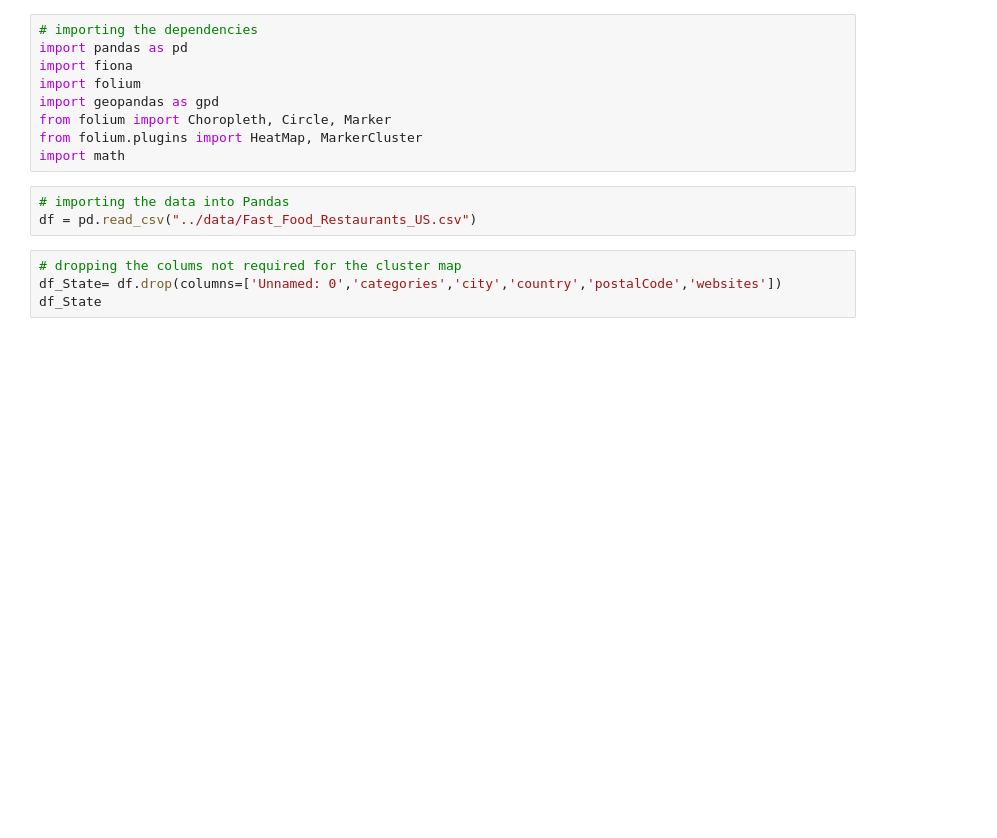
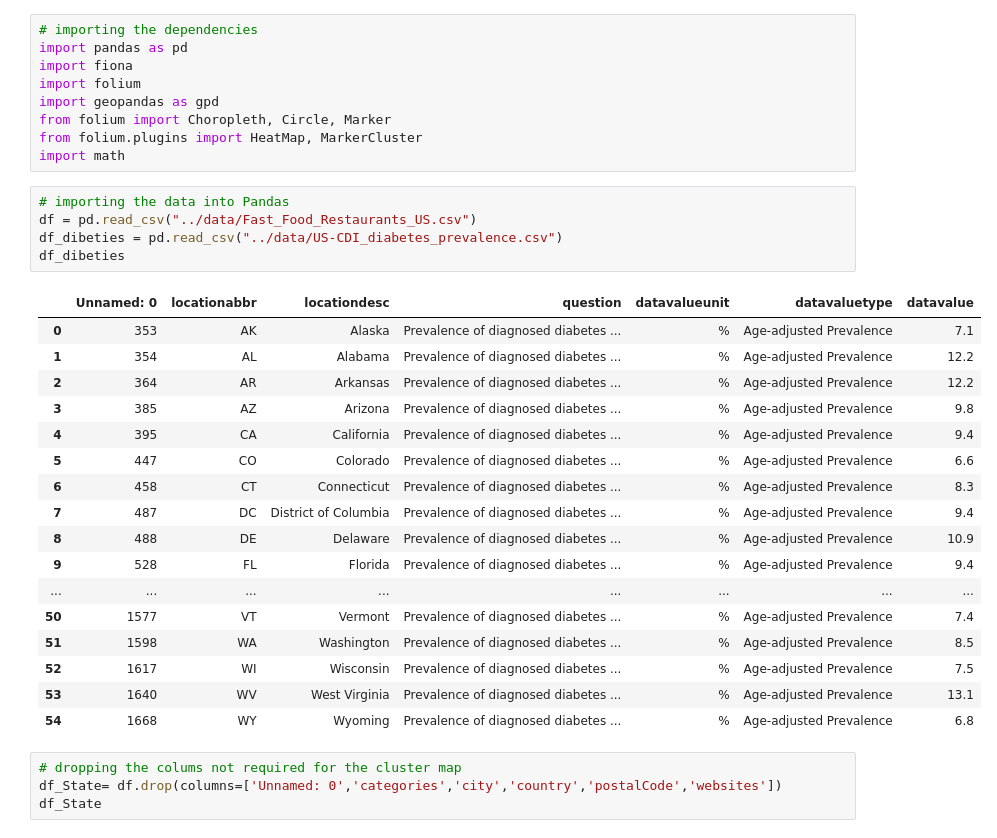
Before and after one commit to MarDuo2022/Diabetes_visualisations, a Jupyter notebook: code/Fast_foodsUS_map-code.ipynb, the cells around one changed output. Drawn from its saved outputs; the diff is of its cells as text; blank space fills up the shorter version.

```diff
--- a/code/Fast_foodsUS_map-code.ipynb
+++ b/code/Fast_foodsUS_map-code.ipynb
@@ -10,6 +10,26 @@ import math
 # %%
 # importing the data into Pandas
 df = pd.read_csv("../data/Fast_Food_Restaurants_US.csv")
+df_dibeties = pd.read_csv("../data/US-CDI_diabetes_prevalence.csv")
+df_dibeties
+# %% [output]
+|  | Unnamed: 0 | locationabbr | locationdesc | question | datavalueunit | datavaluetype | datavalue |
+| 0 | 353 | AK | Alaska | Prevalence of diagnosed diabetes ... | % | Age-adjusted Prevalence | 7.1 |
+| 1 | 354 | AL | Alabama | Prevalence of diagnosed diabetes ... | % | Age-adjusted Prevalence | 12.2 |
+| 2 | 364 | AR | Arkansas | Prevalence of diagnosed diabetes ... | % | Age-adjusted Prevalence | 12.2 |
+| 3 | 385 | AZ | Arizona | Prevalence of diagnosed diabetes ... | % | Age-adjusted Prevalence | 9.8 |
+| 4 | 395 | CA | California | Prevalence of diagnosed diabetes ... | % | Age-adjusted Prevalence | 9.4 |
+| 5 | 447 | CO | Colorado | Prevalence of diagnosed diabetes ... | % | Age-adjusted Prevalence | 6.6 |
+| 6 | 458 | CT | Connecticut | Prevalence of diagnosed diabetes ... | % | Age-adjusted Prevalence | 8.3 |
+| 7 | 487 | DC | District of Columbia | Prevalence of diagnosed diabetes ... | % | Age-adjusted Prevalence | 9.4 |
+| 8 | 488 | DE | Delaware | Prevalence of diagnosed diabetes ... | % | Age-adjusted Prevalence | 10.9 |
+| 9 | 528 | FL | Florida | Prevalence of diagnosed diabetes ... | % | Age-adjusted Prevalence | 9.4 |
+| ... | ... | ... | ... | ... | ... | ... | ... |
+| 50 | 1577 | VT | Vermont | Prevalence of diagnosed diabetes ... | % | Age-adjusted Prevalence | 7.4 |
+| 51 | 1598 | WA | Washington | Prevalence of diagnosed diabetes ... | % | Age-adjusted Prevalence | 8.5 |
+| 52 | 1617 | WI | Wisconsin | Prevalence of diagnosed diabetes ... | % | Age-adjusted Prevalence | 7.5 |
+| 53 | 1640 | WV | West Virginia | Prevalence of diagnosed diabetes ... | % | Age-adjusted Prevalence | 13.1 |
+| 54 | 1668 | WY | Wyoming | Prevalence of diagnosed diabetes ... | % | Age-adjusted Prevalence | 6.8 |
 # %%
 # dropping the colums not required for the cluster map
 df_State= df.drop(columns=['Unnamed: 0','categories','city','country','postalCode','websites'])
```
